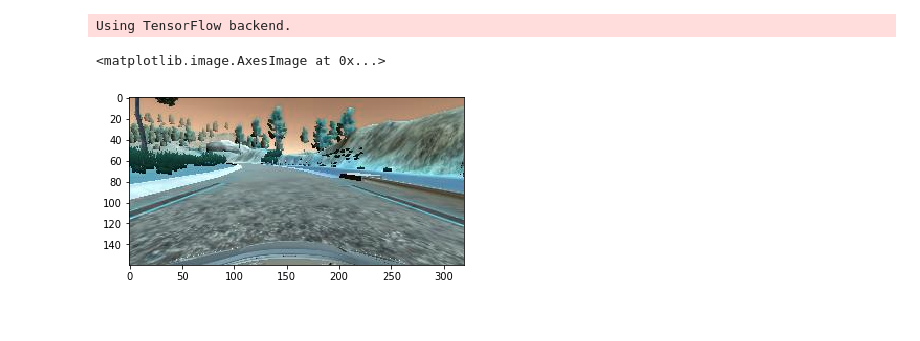
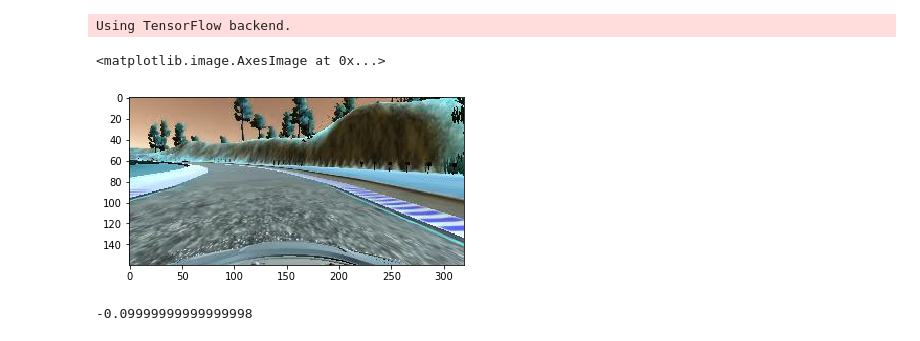
Before and after one commit to bessszilard/Udacity-Self-Driving-Car-Engineer-Nanodegree-Program, a Jupyter notebook: Project-4-Behavioral-Cloning/Behavioral_cloning_CNN.ipynb, the cells around one changed output. Drawn from its saved outputs; the diff is of its cells as text; code cells hidden in the pictures.

Commit message:
Project4: All 3 camera images are used.
The steering angles for left and the right images are modified with a correction offset 0.2.

```diff
--- a/Project-4-Behavioral-Cloning/Behavioral_cloning_CNN.ipynb
+++ b/Project-4-Behavioral-Cloning/Behavioral_cloning_CNN.ipynb
@@ -35,39 +38,68 @@ Using TensorFlow backend.
 # %%
 # datadir = 'Self-Driving-Car-Simulator-Data'
 # colums = ['center', 'left', 'right', 'steering', 'throttle', 'reverse', 'speed']
 # data = pd.read_csv(os.path.join(datadir, 'driving_log.csv'), names = colums)
 # pd.set_option('display.max_colwidth', -1)
 # data.head()
 
 lines = []
 with open('Self-Driving-Car-Simulator-Data/driving_log.csv') as csvfile:
     reader = csv.reader(csvfile)
     for line in reader:
         lines.append(line)
 
 images = []
 measurements = []
 
+def path_to_image(dir, line):
+    filename = source_path.split('\\')[-1]
+    current_path = dir + filename
+    return cv2.imread(current_path)
+
 for line in lines:
+    steering_center = float(line[3])
+
+    # create adjusted steering measurements for the side camera images
+    correction = 0.2 # this is a parameter to tune
+    steering_left = steering_center + correction
+    steering_right = steering_center - correction
+
     source_path = line[0]
     filename = source_path.split('\\')[-1]
     current_path = 'Self-Driving-Car-Simulator-Data/IMG/' + filename
+
     image = cv2.imread(current_path)
-    images.append(image)
-    measurement = float(line[3])
-    measurements.append(measurement)
 
-augmented_images, augemented_measurements = [], []
-for image, measurement in zip(images, measurements):
-    augmented_images.append(image)
-    augemented_measurements.append(measurement)
-    augmented_images.append(cv2.flip(image, 1))
-    augemented_measurements.append(-measurement)
+    dir = 'Self-Driving-Car-Simulator-Data/IMG/'
+    image_center = path_to_image(dir, line[0])
+    image_left   = path_to_image(dir, line[1])
+    image_right  = path_to_image(dir, line[2])
+
+#     images.append(image)
+#     measurement = float(line[3])
+#     measurements.append(measurement)
+    images.extend((image_center, image_left, image_right))
+    measurements.extend((steering_center, steering_left, steering_right))
+
+augmented_images = images
+augemented_measurements = measurements
+# augmented_images, augemented_measurements = [], []
+# for image, measurement in zip(images, measurements):
+#     augmented_images.append(image)
+#     augemented_measurements.append(measurement)
+#     augmented_images.append(cv2.flip(image, 1))
+#     augemented_measurements.append(-measurement)
 
 plt.imshow(images[100])
+# plt.imshow(measurements[100])
 # %% [output]
 <matplotlib.image.AxesImage at 0x...>
-[figure, old version]
+[figure, new version]
+# %%
+len(augmented_images)
+print(measurements[100])
+# %% [output]
+-0.09999999999999998
 # %%
 X_train = np.array(augmented_images)
 y_train = np.array(augemented_measurements)
```
Also changed, not shown: parts of 3 cells of this notebook.
